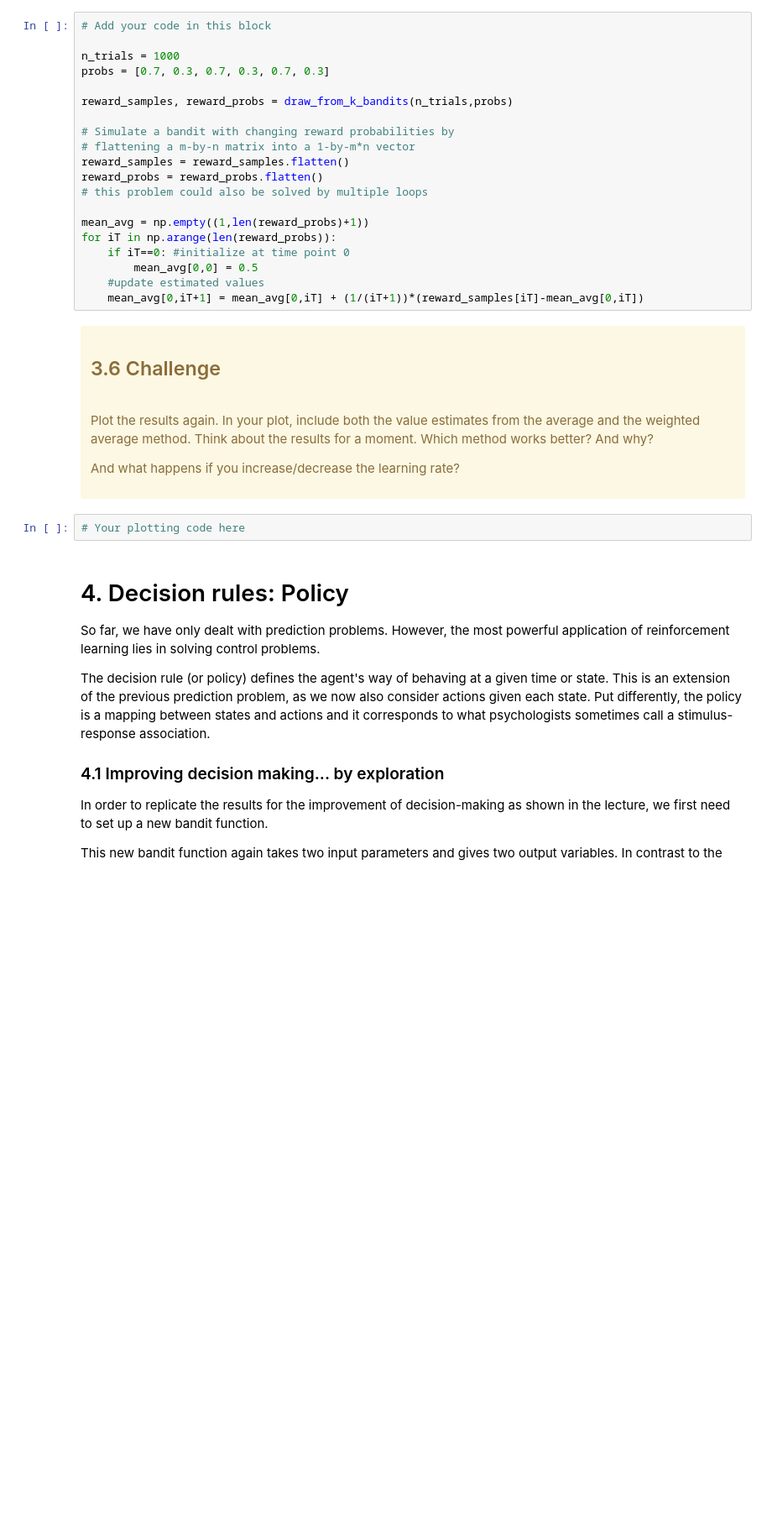
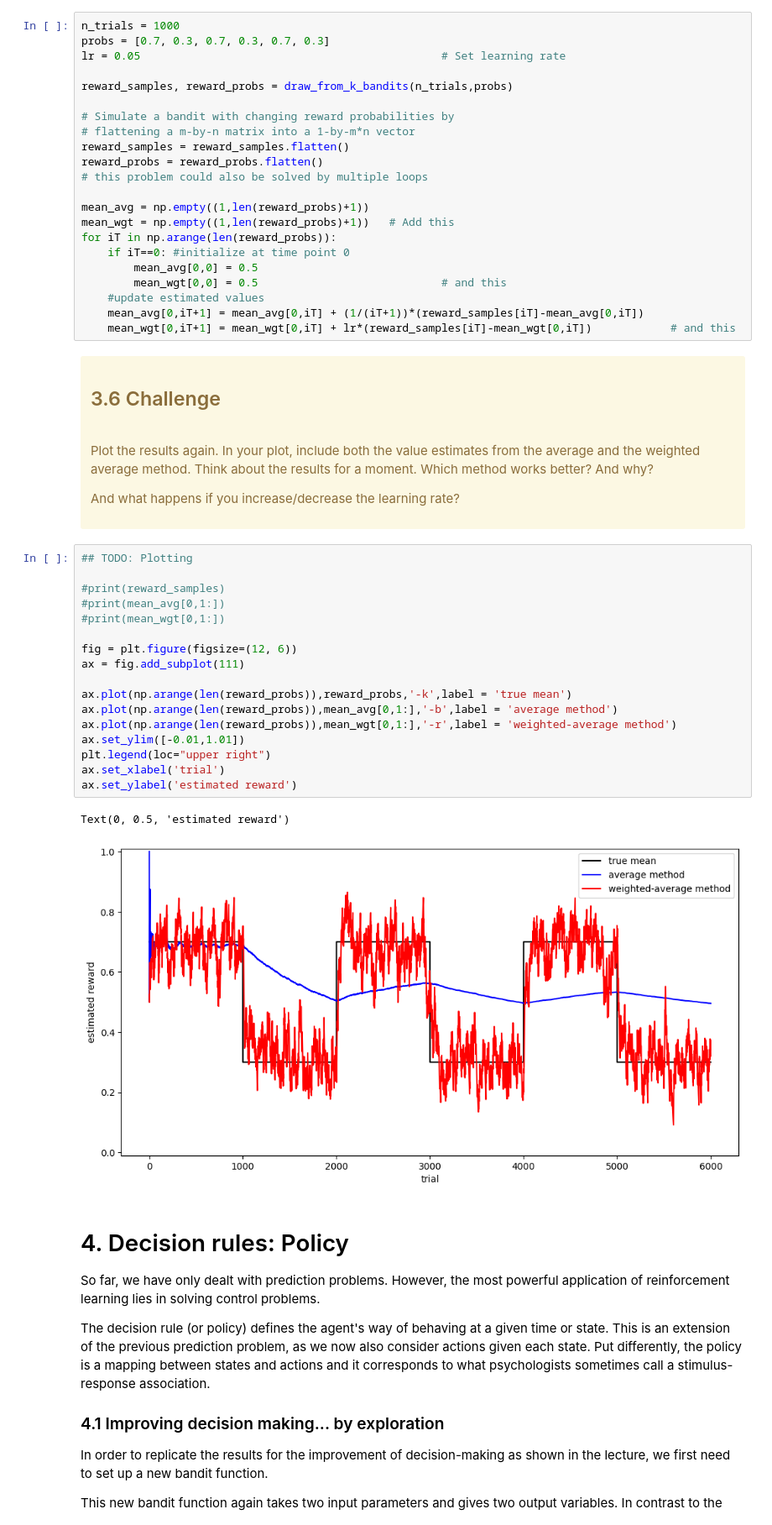
Before and after one commit to JesseK18/CM_RL, a Jupyter notebook: CM_RL-main/CogMod24_bandit_student.ipynb, the cells around one changed output. Shown at 84% size. Cells and saved outputs as stored; diff of their text form; blank space fills up the shorter version.

```diff
--- a/CM_RL-main/CogMod24_bandit_student.ipynb
+++ b/CM_RL-main/CogMod24_bandit_student.ipynb
@@ -189,10 +226,9 @@ In the code block below, you need to add the estimates of values obatined using
 
 </div>
 # %%
-# Add your code in this block
-
 n_trials = 1000
 probs = [0.7, 0.3, 0.7, 0.3, 0.7, 0.3]
+lr = 0.05                                              # Set learning rate
 
 reward_samples, reward_probs = draw_from_k_bandits(n_trials,probs)
 
@@ -203,11 +239,14 @@ reward_probs = reward_probs.flatten()
 # this problem could also be solved by multiple loops
 
 mean_avg = np.empty((1,len(reward_probs)+1))
+mean_wgt = np.empty((1,len(reward_probs)+1))   # Add this
 for iT in np.arange(len(reward_probs)):
     if iT==0: #initialize at time point 0
         mean_avg[0,0] = 0.5
+        mean_wgt[0,0] = 0.5                            # and this
     #update estimated values
     mean_avg[0,iT+1] = mean_avg[0,iT] + (1/(iT+1))*(reward_samples[iT]-mean_avg[0,iT])
+    mean_wgt[0,iT+1] = mean_wgt[0,iT] + lr*(reward_samples[iT]-mean_wgt[0,iT])            # and this
 # %% [markdown]
 <div class="alert alert-warning" role="alert">
 <h2> 3.6 Challenge </h2><br>
@@ -217,7 +256,25 @@ Plot the results again. In your plot, include both the value estimates from the
 And what happens if you increase/decrease the learning rate?
 </div>
 # %%
-# Your plotting code here
+## TODO: Plotting
+
+#print(reward_samples)
+#print(mean_avg[0,1:])
+#print(mean_wgt[0,1:])
+
+fig = plt.figure(figsize=(12, 6))
+ax = fig.add_subplot(111)
+
+ax.plot(np.arange(len(reward_probs)),reward_probs,'-k',label = 'true mean')
+ax.plot(np.arange(len(reward_probs)),mean_avg[0,1:],'-b',label = 'average method')
+ax.plot(np.arange(len(reward_probs)),mean_wgt[0,1:],'-r',label = 'weighted-average method')
+ax.set_ylim([-0.01,1.01])
+plt.legend(loc="upper right")
+ax.set_xlabel('trial')
+ax.set_ylabel('estimated reward')
+# %% [output]
+Text(0, 0.5, 'estimated reward')
+[figure, added]
 # %% [markdown]
 # 4. Decision rules: Policy
 
```
Also changed, not shown: parts of 14 cells of this notebook, 1 other file.
